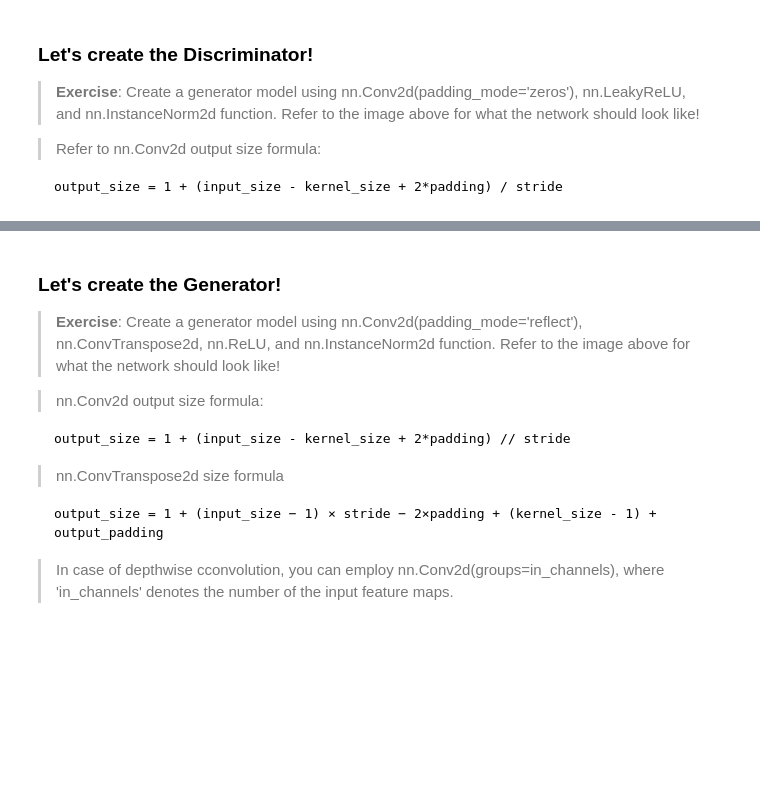
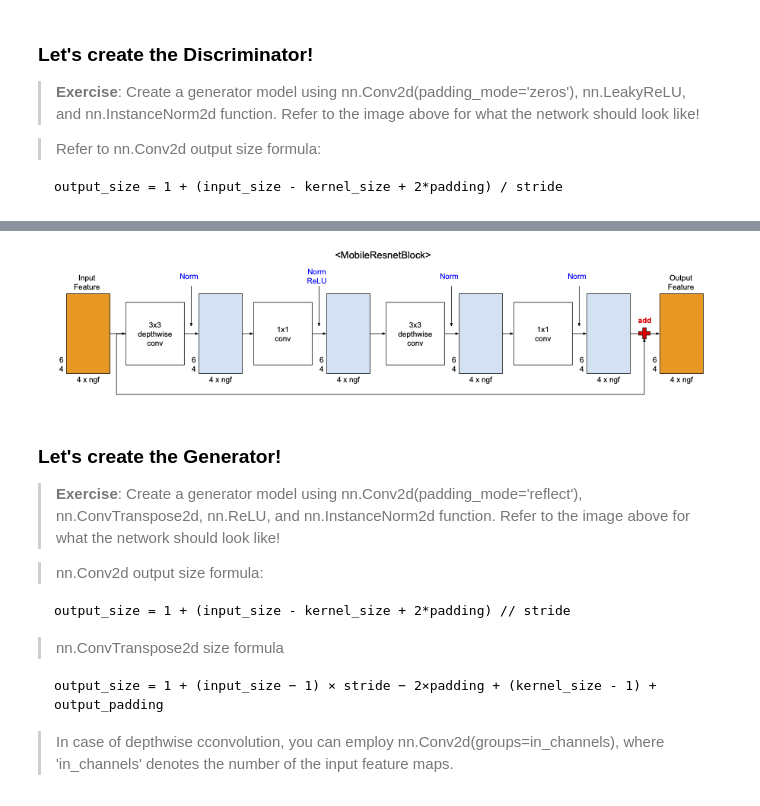
Before and after one commit to kminsoo/Genrative-Model-Tutorial, a Jupyter notebook: Colab_Tutorial_Exercise.ipynb, the cells around one changed output, grey strips where cells are left out. Drawn from its saved outputs; the diff is of its cells as text; code cells hidden in the pictures; blank space fills up the shorter version.

```diff
--- a/Colab_Tutorial_Exercise.ipynb
+++ b/Colab_Tutorial_Exercise.ipynb
@@ -244,3 +249,7 @@ with torch.no_grad():
+# %%
+Image(filename='imgs/Samsung_AI_Expert_MobileResnetBlock_Structure.png', width=1000)
+# %% [output]
+[figure, added]
 # %% [markdown]
 ### Let's create the Generator!
 
```
Also changed, not shown: parts of 29 cells of this notebook.
